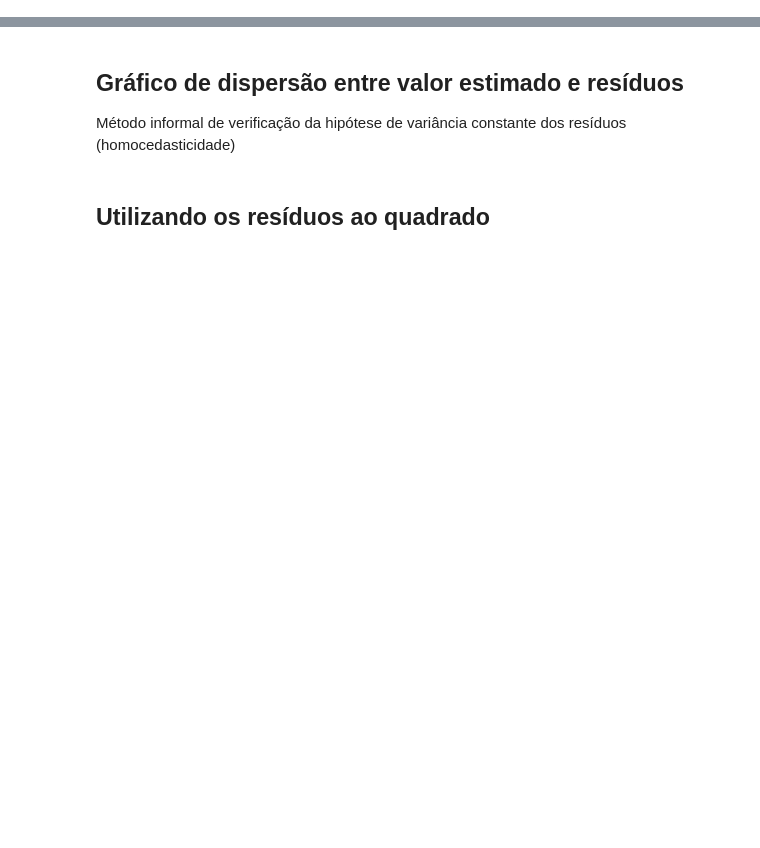
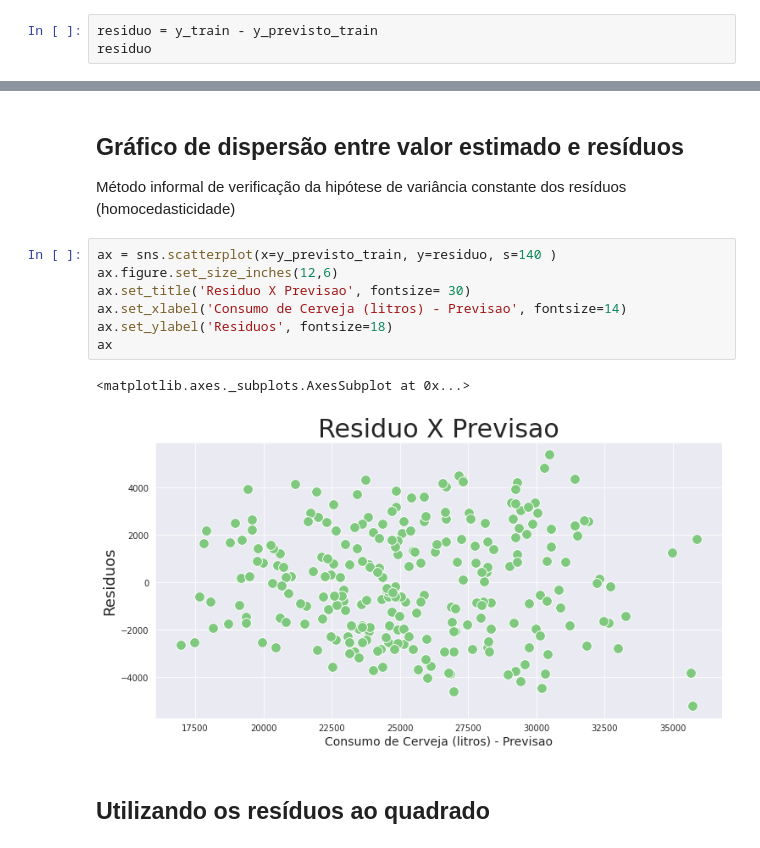
Before and after one commit to nicolasdeoliveira100/Data_Science_regress-_o_linear, a Jupyter notebook: regress_o_linear.ipynb, the cells around one changed output, grey strips where cells are left out. Saved outputs shown, nothing was run; the diff lists cells and outputs as text; blank space fills up the shorter version.

```diff
--- a/regress_o_linear.ipynb
+++ b/regress_o_linear.ipynb
@@ -476,2 +537,5 @@ https://seaborn.pydata.org/generated/seaborn.scatterplot.html
 # %% [markdown]
 ## Obtendo os resíduos
+# %%
+residuo = y_train - y_previsto_train
+residuo
@@ -479,6 +556,16 @@ https://seaborn.pydata.org/generated/seaborn.scatterplot.html
 ## Gráfico de dispersão entre valor estimado e resíduos
 
 Método informal de verificação da hipótese de variância constante dos resíduos (homocedasticidade)
+# %%
+ax = sns.scatterplot(x=y_previsto_train, y=residuo, s=140 )
+ax.figure.set_size_inches(12,6)
+ax.set_title('Residuo X Previsao', fontsize= 30)
+ax.set_xlabel('Consumo de Cerveja (litros) - Previsao', fontsize=14)
+ax.set_ylabel('Residuos', fontsize=18)
+ax
+# %% [output]
+<matplotlib.axes._subplots.AxesSubplot at 0x...>
+[figure, added]
 # %% [markdown]
 ## Utilizando os resíduos ao quadrado
 # %% [markdown]
```
Also changed, not shown: parts of 39 cells of this notebook.
